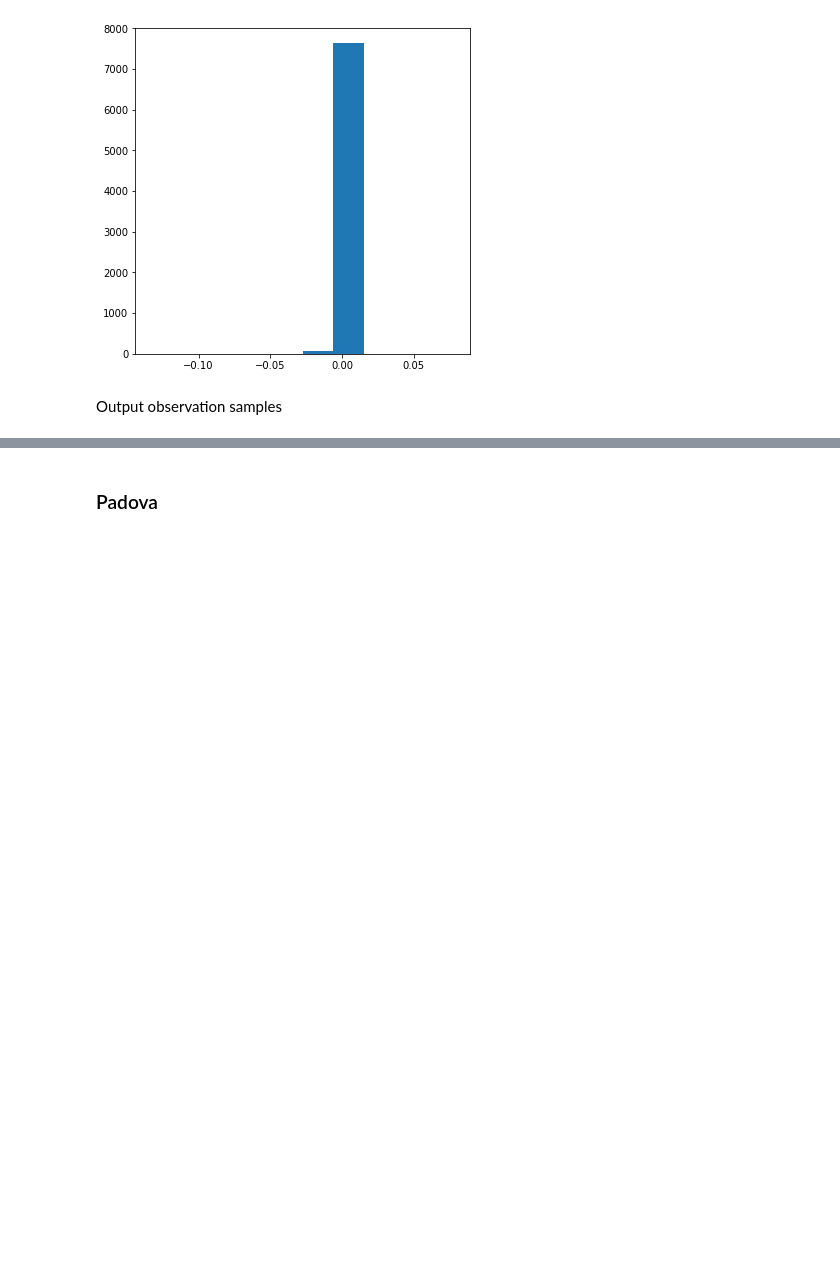
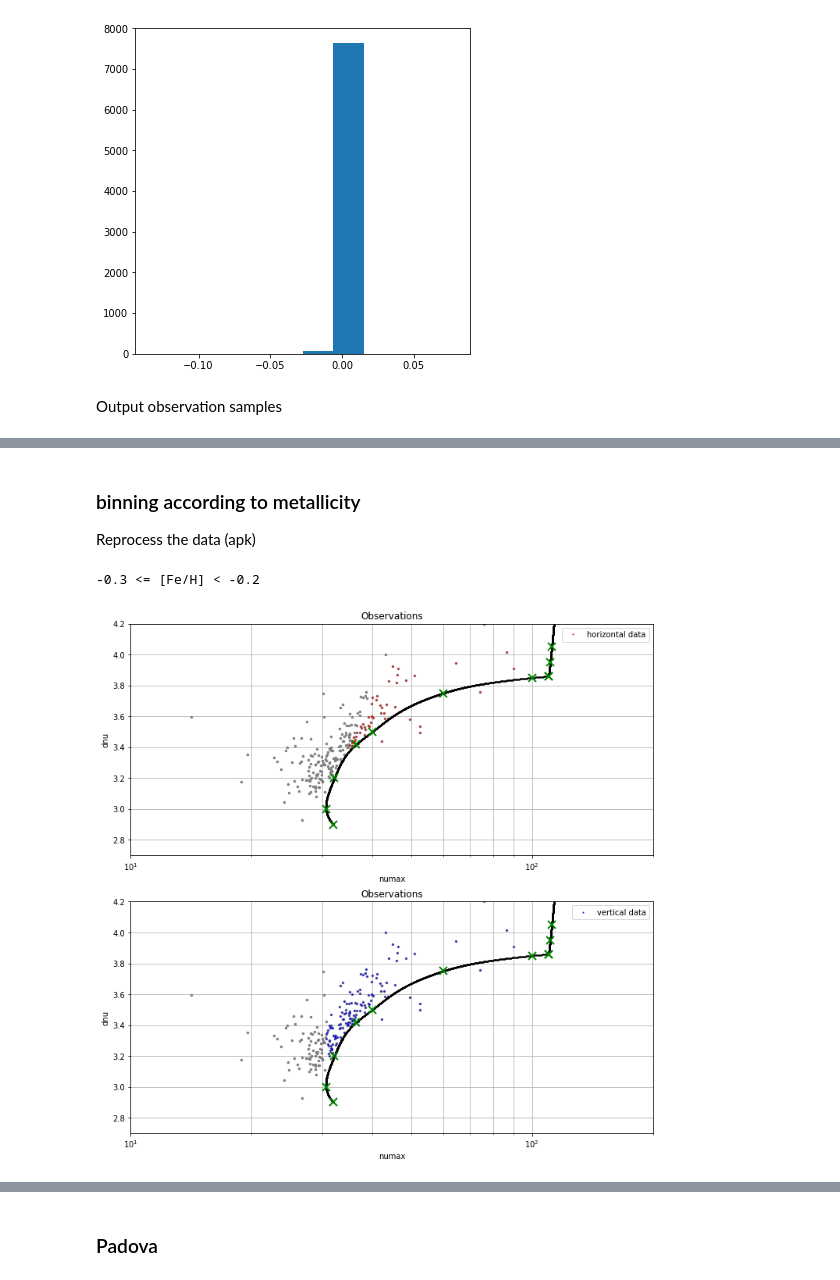
Before and after one commit to parallelpro/nike, a Jupyter notebook: lib/1-quantify-the-edge.ipynb, the cells around one changed output, grey strips where cells are left out. Cells and saved outputs as stored; diff of their text form; code cells hidden in the pictures; blank space fills up the shorter version.

```diff
--- a/lib/1-quantify-the-edge.ipynb
+++ b/lib/1-quantify-the-edge.ipynb
@@ -225,8 +228,8 @@ data = {"dnu":dnu_obs, "numax":numax_obs, "feh": feh_obs, "mass":mass_obs, "radi
        "e_dnu":e_dnu_obs, "e_numax":e_numax_obs, "e_feh": e_feh_obs, "e_mass":e_mass_obs, "e_radius":e_radius_obs,
        "e_mass_nc": e_mass_obs_nc, "e_radius_nc":e_radius_obs_nc, "e_nike":e_nike_obs, "e_teff":e_teff_obs}
 
-filepath = rootpath+"sample/obs/"
+filepath = rootpath+"sample/yu/"
 np.save(filepath+"yu18", data)
 
-filepath = rootpath+"sample/obs_nc/"
+filepath = rootpath+"sample/yu_nc/"
 np.save(filepath+"yu18", data)
@@ -477,0 +339,3 @@ edge_analysis(numax_obs, nike_obs, dnu_obs, filepath, points, tp, title)
+# %% [markdown]
+### binning according to metallicity
+Reprocess the data (apk)
@@ -477,0 +404,39 @@ edge_analysis(numax_obs, nike_obs, dnu_obs, filepath, points, tp, title)
+# %%
+# corrected observation
+feh_limits = np.arange(-0.3, 0.4, 0.1)
+Nbins = feh_limits.shape[0]-1
+def workflow(points, tp, ibin):
+    idx = (feh_obs >= feh_limits[ibin]) & ((feh_obs < feh_limits[ibin+1])) & (np.isfinite(mass_obs))
+
+    data = {"dnu":dnu_obs[idx], "numax":numax_obs[idx], "feh": feh_obs[idx],
+            "mass":mass_obs[idx], "radius":radius_obs[idx],
+            "mass_nc": mass_obs_nc[idx], "radius_nc":radius_obs_nc[idx],
+            "nike":nike_obs[idx], "teff":teff_obs[idx],
+            "e_dnu":e_dnu_obs[idx], "e_numax":e_numax_obs[idx], "e_feh": e_feh_obs[idx],
+            "e_mass":e_mass_obs[idx], "e_radius":e_radius_obs[idx],
+            "e_mass_nc": e_mass_obs_nc[idx], "e_radius_nc":e_radius_obs_nc[idx],
+            "e_nike":e_nike_obs[idx], "e_teff":e_teff_obs[idx]}
+
+
+    filepath = rootpath+"sample/yu/feh/{:0.0f}/".format(ibin)
+    if not os.path.exists(filepath): os.mkdir(filepath)
+    title = "Observations"
+    np.save(filepath+"apk18".format(ibin), data)
+    edge_analysis(numax_obs[idx], nike_obs[idx], dnu_obs[idx], filepath, points, tp, title)
+
+    filepath = rootpath+"sample/yu_nc/feh/{:0.0f}/".format(ibin)
+    if not os.path.exists(filepath): os.mkdir(filepath)
+    title = "Observations"
+    np.save(filepath+"apk18".format(ibin), data)
+    edge_analysis(numax_obs[idx], nike_obs[idx], dnu_obs[idx], filepath, points, tp, title, ifplot=False)
+# %%
+ibin = 0
+print("{:0.1f} <= [Fe/H] < {:0.1f}".format(feh_limits[ibin], feh_limits[ibin+1]))
+points1=[(32, 2.9), (30.7, 3.0), (32.2, 3.2), (36.5, 3.42), (40, 3.5), (60, 3.75), (100, 3.85), (110, 3.86)]
+points2=[(110, 3.86), (111, 3.95), (112, 4.05), (116, 4.5)]
+points=[points1,points2]
+tp = (110, 3.86)
+workflow(points, tp, ibin)
+# %% [output]
+-0.3 <= [Fe/H] < -0.2
+[figure, added]
```
Also changed, not shown: parts of 38 cells of this notebook, 52 other files.
